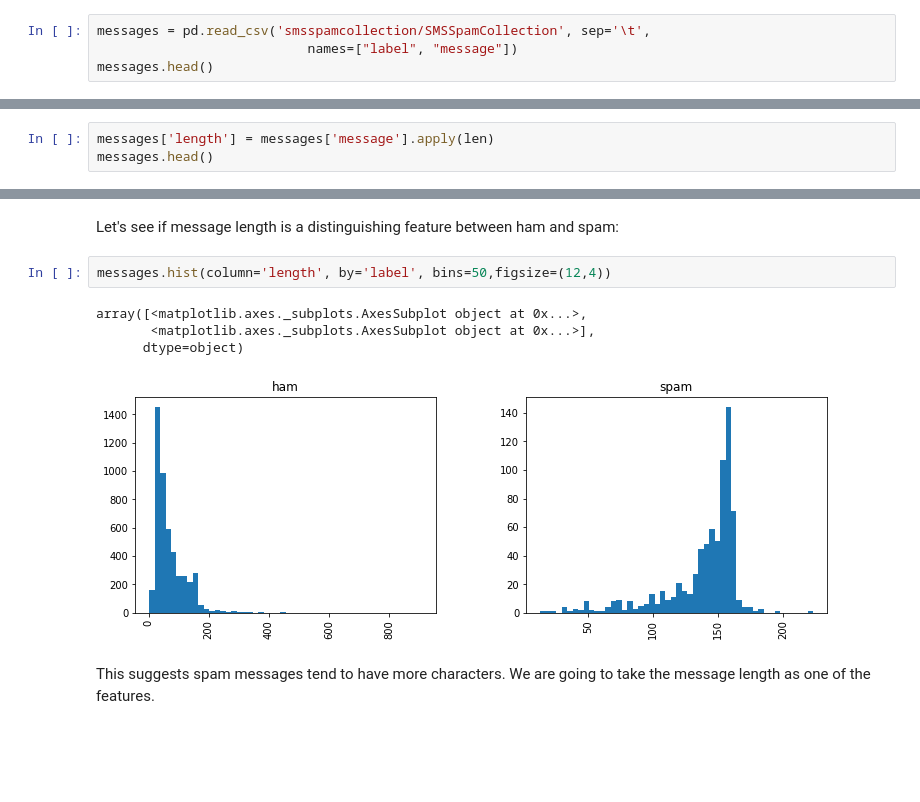
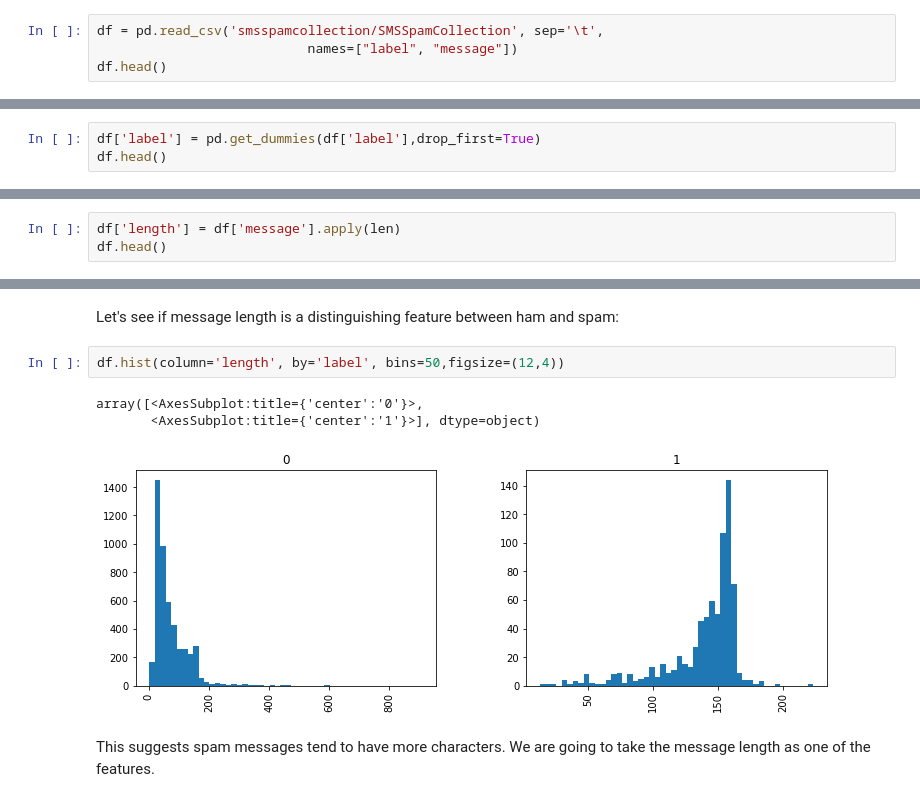
Before and after one commit to yin-penghang/AMAT593, a Jupyter notebook: 14_Natural-Language-Processing/01-Natural Language Processing.ipynb, the cells around one changed output, grey strips where cells are left out. Cells and saved outputs as stored; diff of their text form; blank space fills up the shorter version.

```diff
--- a/14_Natural-Language-Processing/01-Natural Language Processing.ipynb
+++ b/14_Natural-Language-Processing/01-Natural Language Processing.ipynb
@@ -56,9 +56,9 @@ Using these labeled ham and spam examples, we'll **train a machine learning mode
 # %% [markdown]
 We'll use ``read_csv`` and make note of the ``sep`` argument, we can also specify the desired column names by passing in a list of ``names``.
 # %%
-messages = pd.read_csv('smsspamcollection/SMSSpamCollection', sep='\t',
+df = pd.read_csv('smsspamcollection/SMSSpamCollection', sep='\t',
                            names=["label", "message"])
-messages.head()
+df.head()
 # %% [output]
 |  | label | message |
 | 0 | ham | Go until jurong point, crazy.. Av... |
@@ -68,0 +71,3 @@ messages.head()
+# %%
+df['label'] = pd.get_dummies(df['label'],drop_first=True)
+df.head()
@@ -91,7 +113,7 @@ As we continue our analysis we want to start thinking about the features we are
 
 Let's make a new column to detect how long the text messages are:
 # %%
-messages['length'] = messages['message'].apply(len)
-messages.head()
+df['length'] = df['message'].apply(len)
+df.head()
 # %% [output]
 |  | label | message | length |
@@ -134,12 +156,11 @@ messages[messages['length'] == 910]['message'].iloc[0]
 # %% [markdown]
 Let's see if message length is a distinguishing feature between ham and spam:
 # %%
-messages.hist(column='length', by='label', bins=50,figsize=(12,4))
+df.hist(column='length', by='label', bins=50,figsize=(12,4))
 # %% [output]
-array([<matplotlib.axes._subplots.AxesSubplot object at 0x...>,
-       <matplotlib.axes._subplots.AxesSubplot object at 0x...>],
-      dtype=object)
+array([<AxesSubplot:title={'center':'0'}>,
+       <AxesSubplot:title={'center':'1'}>], dtype=object)
-[figure, old version]
+[figure, new version]
 # %% [markdown]
 This suggests spam messages tend to have more characters. We are going to take the message length as one of the features.
 # %% [markdown]
```
Also changed, not shown: parts of 66 cells of this notebook.
